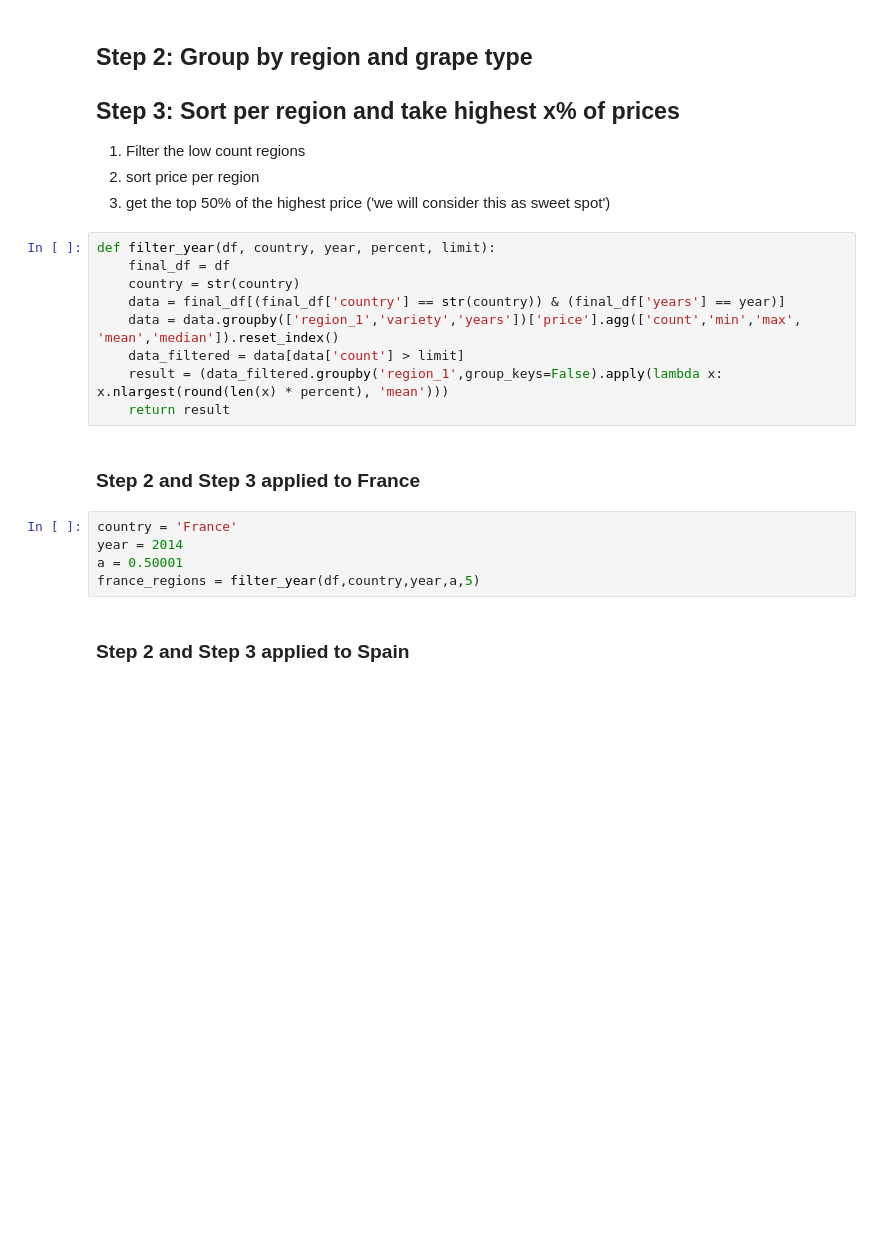
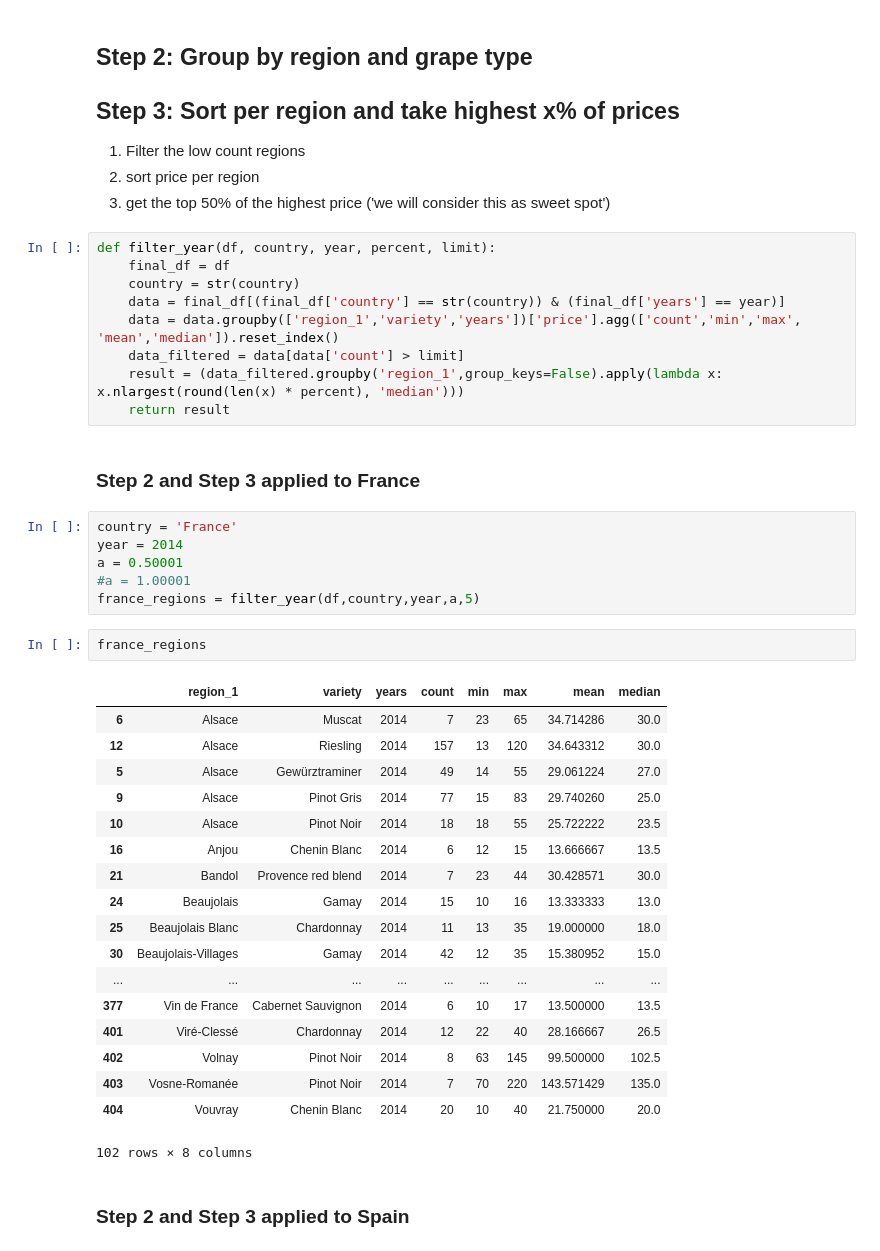
Before and after one commit to julietblack/Thesis-, a Jupyter notebook: Finding the sweet spot .ipynb, the cells around one changed output. Drawn from its saved outputs; the diff is of its cells as text; blank space fills up the shorter version.

```diff
--- a/Finding the sweet spot .ipynb
+++ b/Finding the sweet spot .ipynb
@@ -68,7 +68,7 @@ def filter_year(df, country, year, percent, limit):
     data = final_df[(final_df['country'] == str(country)) & (final_df['years'] == year)]
     data = data.groupby(['region_1','variety','years'])['price'].agg(['count','min','max', 'mean','median']).reset_index()
     data_filtered = data[data['count'] > limit]
-    result = (data_filtered.groupby('region_1',group_keys=False).apply(lambda x: x.nlargest(round(len(x) * percent), 'mean')))
+    result = (data_filtered.groupby('region_1',group_keys=False).apply(lambda x: x.nlargest(round(len(x) * percent), 'median')))
     return result
 # %% [markdown]
 ### Step 2 and Step 3 applied to France
@@ -76,7 +76,29 @@ def filter_year(df, country, year, percent, limit):
 country = 'France'
 year = 2014
 a = 0.50001
+#a = 1.00001
 france_regions = filter_year(df,country,year,a,5)
+# %%
+france_regions
+# %% [output]
+|  | region_1 | variety | years | count | min | max | mean | median |
+| 6 | Alsace | Muscat | 2014 | 7 | 23 | 65 | 34.714286 | 30.0 |
+| 12 | Alsace | Riesling | 2014 | 157 | 13 | 120 | 34.643312 | 30.0 |
+| 5 | Alsace | Gewürztraminer | 2014 | 49 | 14 | 55 | 29.061224 | 27.0 |
+| 9 | Alsace | Pinot Gris | 2014 | 77 | 15 | 83 | 29.740260 | 25.0 |
+| 10 | Alsace | Pinot Noir | 2014 | 18 | 18 | 55 | 25.722222 | 23.5 |
+| 16 | Anjou | Chenin Blanc | 2014 | 6 | 12 | 15 | 13.666667 | 13.5 |
+| 21 | Bandol | Provence red blend | 2014 | 7 | 23 | 44 | 30.428571 | 30.0 |
+| 24 | Beaujolais | Gamay | 2014 | 15 | 10 | 16 | 13.333333 | 13.0 |
+| 25 | Beaujolais Blanc | Chardonnay | 2014 | 11 | 13 | 35 | 19.000000 | 18.0 |
+| 30 | Beaujolais-Villages | Gamay | 2014 | 42 | 12 | 35 | 15.380952 | 15.0 |
+| ... | ... | ... | ... | ... | ... | ... | ... | ... |
+| 377 | Vin de France | Cabernet Sauvignon | 2014 | 6 | 10 | 17 | 13.500000 | 13.5 |
+| 401 | Viré-Clessé | Chardonnay | 2014 | 12 | 22 | 40 | 28.166667 | 26.5 |
+| 402 | Volnay | Pinot Noir | 2014 | 8 | 63 | 145 | 99.500000 | 102.5 |
+| 403 | Vosne-Romanée | Pinot Noir | 2014 | 7 | 70 | 220 | 143.571429 | 135.0 |
+| 404 | Vouvray | Chenin Blanc | 2014 | 20 | 10 | 40 | 21.750000 | 20.0 |
+102 rows × 8 columns
 # %% [markdown]
 ### Step 2 and Step 3 applied to Spain
 # %%
```
Also changed, not shown: parts of 3 cells of this notebook, 48 other files.
